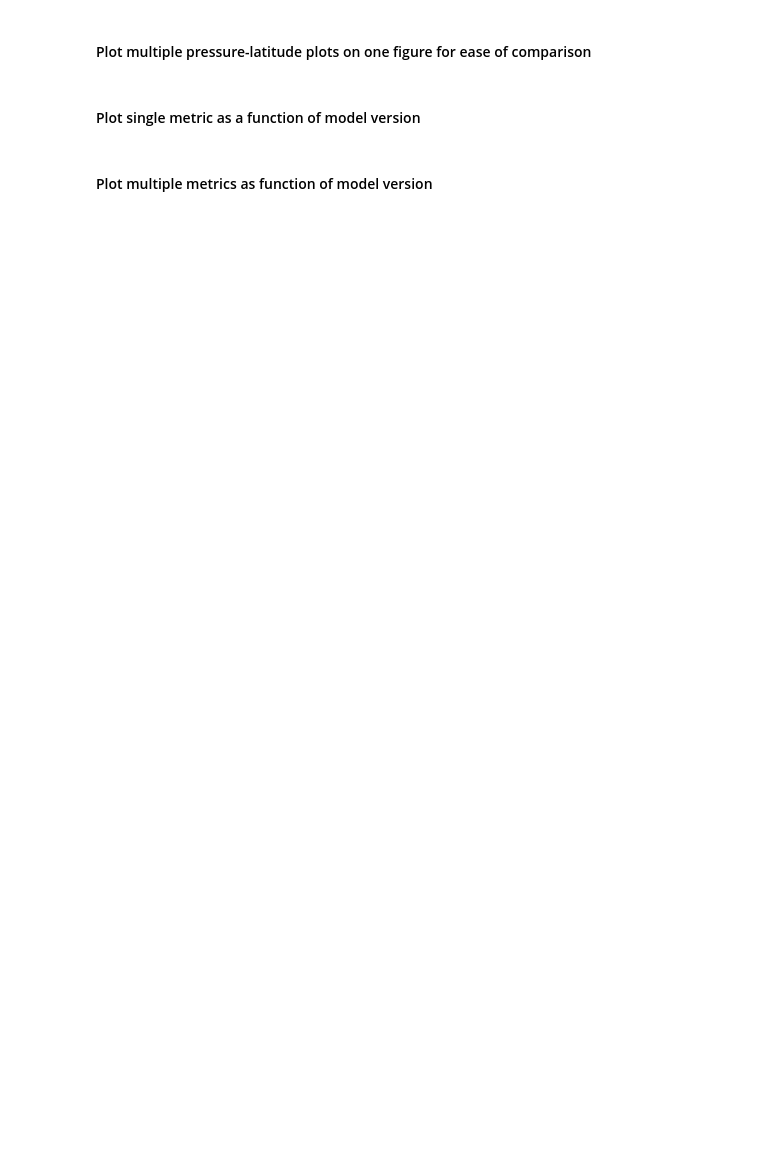
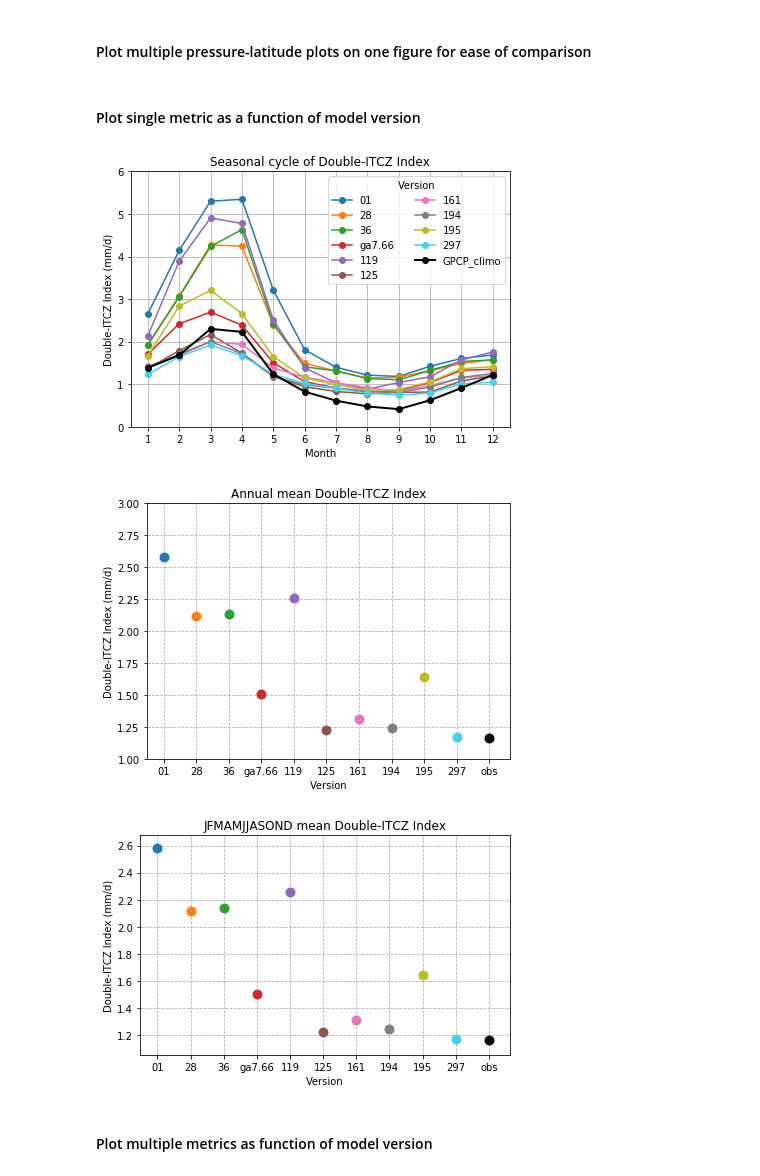
Before and after one commit to mdwoelfle/cesm1to2, a Jupyter notebook: simpleplotter.ipynb, the cells around one changed output. Saved outputs shown, nothing was run; the diff lists cells and outputs as text; code cells hidden in the pictures; blank space fills up the shorter version.

```diff
--- a/simpleplotter.ipynb
+++ b/simpleplotter.ipynb
@@ -51,23 +51,23 @@ prect_flag = True
 # %%
 # Load data section
 # Set name(s) of file(s) to load
-versionIds = [# '01', '28', '36',
-              # 'ga7.66',
+versionIds = ['01', '28', '36',
+              'ga7.66',
               # '100',
               # '113',
               # '114',
               # '116',
               # '118',
-              # '119',
-              '119f',
-              '119f_gamma', '119f_ice', '119f_liqss', '119f_microp',
-              '119f_nocwv',
-              # '125',
-              '125f',
-              # '161', '194', '195',
-              # '297',
+              '119',
+              # '119f',
+              # '119f_gamma', '119f_ice', '119f_liqss', '119f_microp',
+              # '119f_nocwv',
+              '125',
+              # '125f',
+              '161', '194', '195',
+              '297',
               # '297_nocwv',
-              '297f',
+              # '297f',
               # '297f_microp',
               # '297f_sp',
               # '297f_pra',
@@ -408,34 +405,38 @@ plt.show()
 # %%
 # Set name of index to plot
 #   available: 'dITCZ', 'PAI', 'pcent', 'dpdy_epac', dsstdy_epac', 'fnsasym', 'sepsst'
-indexName = 'cti'
+indexName = 'dITCZ'
 
-obsKey = 'hadIsstClimo'
-obsVar = 'SST'
+obsKey = 'gpcpClimo'
+obsVar = 'precip'
 
 save_flag = False
 
 c1to2p.plotmetricvsversion(indexName,
                            dataSets,
                            makeFigure_flag=True,
                            obsDs=obsDsDict[obsKey],
                            obsVar=obsVar,
                            ocnOnly_flag=True,
                            plotAnnMean_flag=True,
                            plotPeriodMean_flag=True,
                            plotSeasCyc_flag=True,
                            plotObs_flag=True,
                            plotVar=None,
                            rmAnnMean_flag=False,
                            save_flag=save_flag,
                            saveDir=None,
                            tSteps=np.arange(0, 12),
                            versionIds=versionIds,
                            yLim_annMean=None,
                            yLim_periodMean=None,
                            yLim_seasCyc=None,
                            )
 plt.show()
+# %% [output]
+[figure, added]
+[figure, added]
+[figure, added]
 # %% [markdown]
 #### Plot multiple metrics as function of model version
 # %%
```
Also changed, not shown: parts of 3 cells of this notebook, 1 other file.
